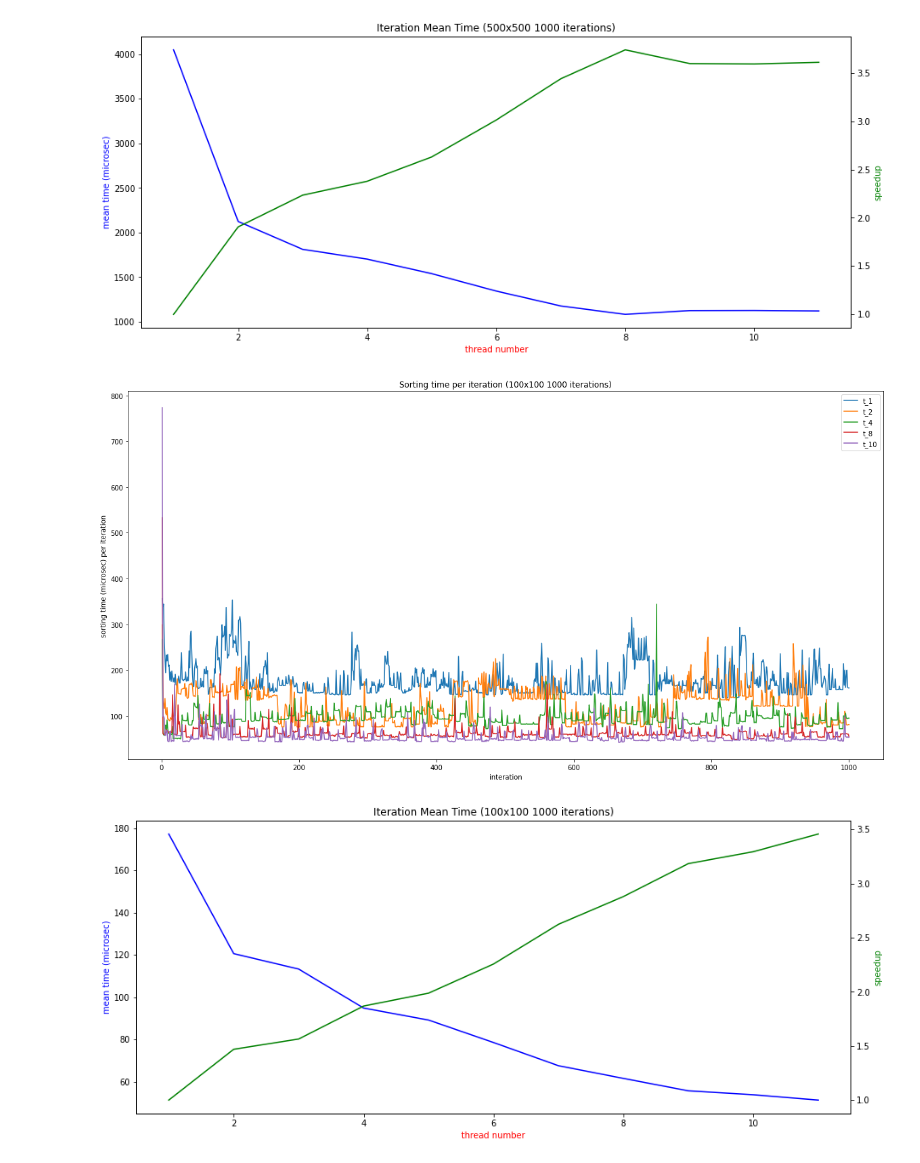
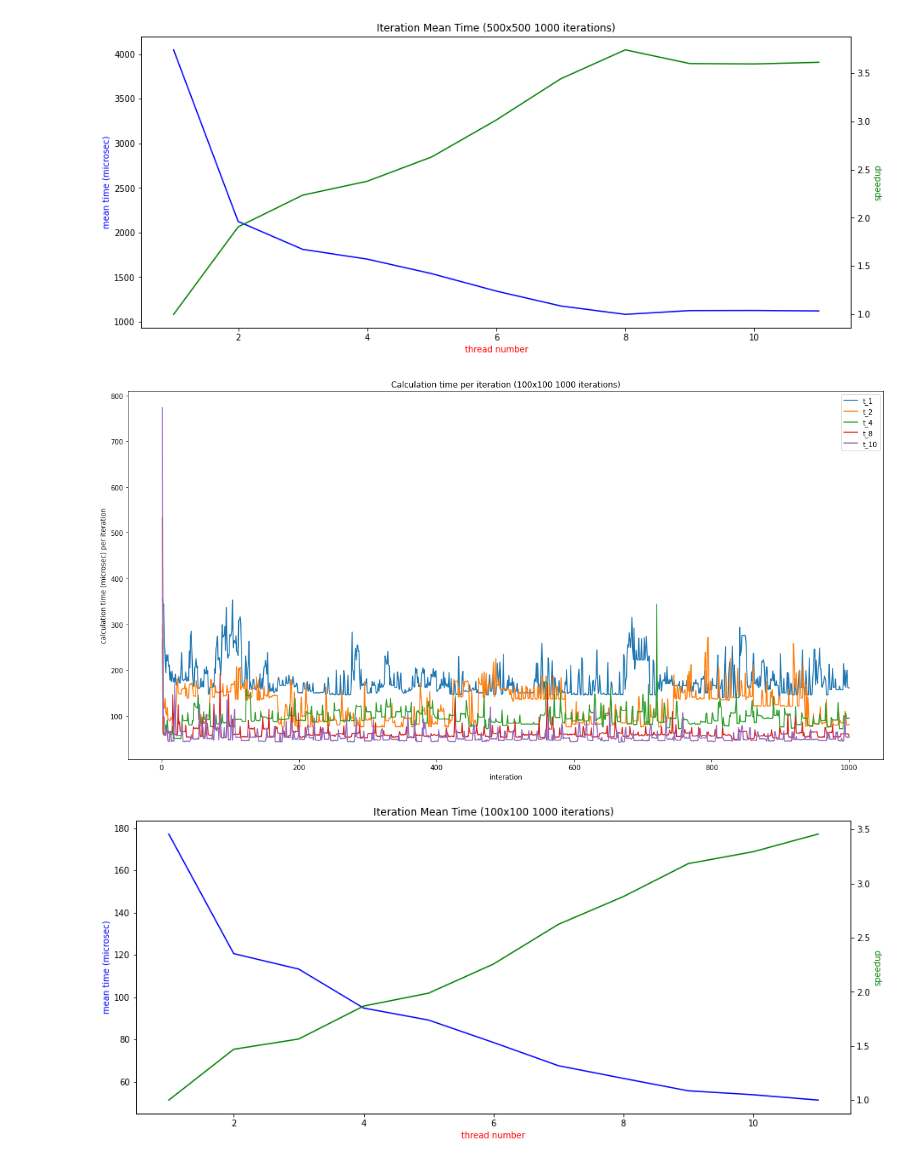
Before and after one commit to se21m024/PPR_Final_Project, a Jupyter notebook: SpeedupQuotient.ipynb, the cells around one changed output. Drawn from its saved outputs; the diff is of its cells as text; code cells hidden in the pictures.

```diff
--- a/SpeedupQuotient.ipynb
+++ b/SpeedupQuotient.ipynb
@@ -66,8 +66,8 @@ plt.plot(x, t_8, label = "t_8")
 plt.plot(x, t_10, label = "t_10")
 # plt.plot(x, t_11, label = "t_11")
 
-plt.title('Sorting time per iteration (50x50)')
-plt.ylabel("sorting time (microsec) per iteration")
+plt.title('Calculation time per iteration (50x50 10000 iterations)')
+plt.ylabel("calculation time (microsec) per iteration")
 plt.xlabel("interation")
 
 ymin = 0
@@ -189,8 +189,8 @@ plt.plot(x, t_8, label = "t_8")
 plt.plot(x, t_10, label = "t_10")
 # plt.plot(x, t_11, label = "t_11")
 
-plt.title('Sorting time per iteration (500x500 1000 iterations)')
-plt.ylabel("sorting time (microsec) per iteration")
+plt.title('Calculation time per iteration (500x500 1000 iterations)')
+plt.ylabel("calculation time (microsec) per iteration")
 plt.xlabel("interation")
 
 plt.legend()
@@ -286,36 +286,36 @@ plt.plot()
 
 t_1 = raw_data[0]
 t_2 = raw_data[1]
 t_3 = raw_data[2]
 t_4 = raw_data[3]
 t_5 = raw_data[4]
 t_6 = raw_data[5]
 t_7 = raw_data[6]
 t_8 = raw_data[7]
 t_9 = raw_data[8]
 t_10 = raw_data[9]
 t_11 = raw_data[10]
 
 plt.plot(x, t_1, label = "t_1")
 plt.plot(x, t_2, label = "t_2")
 # plt.plot(x, t_3, label = "t_3")
 plt.plot(x, t_4, label = "t_4")
 # plt.plot(x, t_5, label = "t_5")
 # plt.plot(x, t_6, label = "t_6")
 # plt.plot(x, t_7, label = "t_7")
 plt.plot(x, t_8, label = "t_8")
 # plt.plot(x, t_9, label = "t_9")
 plt.plot(x, t_10, label = "t_10")
 # plt.plot(x, t_11, label = "t_11")
 
-plt.title('Sorting time per iteration (100x100 1000 iterations)')
-plt.ylabel("sorting time (microsec) per iteration")
+plt.title('Calculation time per iteration (100x100 1000 iterations)')
+plt.ylabel("calculation time (microsec) per iteration")
 plt.xlabel("interation")
 
 plt.legend()
 plt.show()
 # %% [output]
-[figure, old version]
+[figure, new version]
 # %%
 mean_t_1 = round(Average(t_1), 2)
 mean_t_2 = round(Average(t_2), 2)
```
Also changed, not shown: parts of 6 cells of this notebook, 7 other files.
